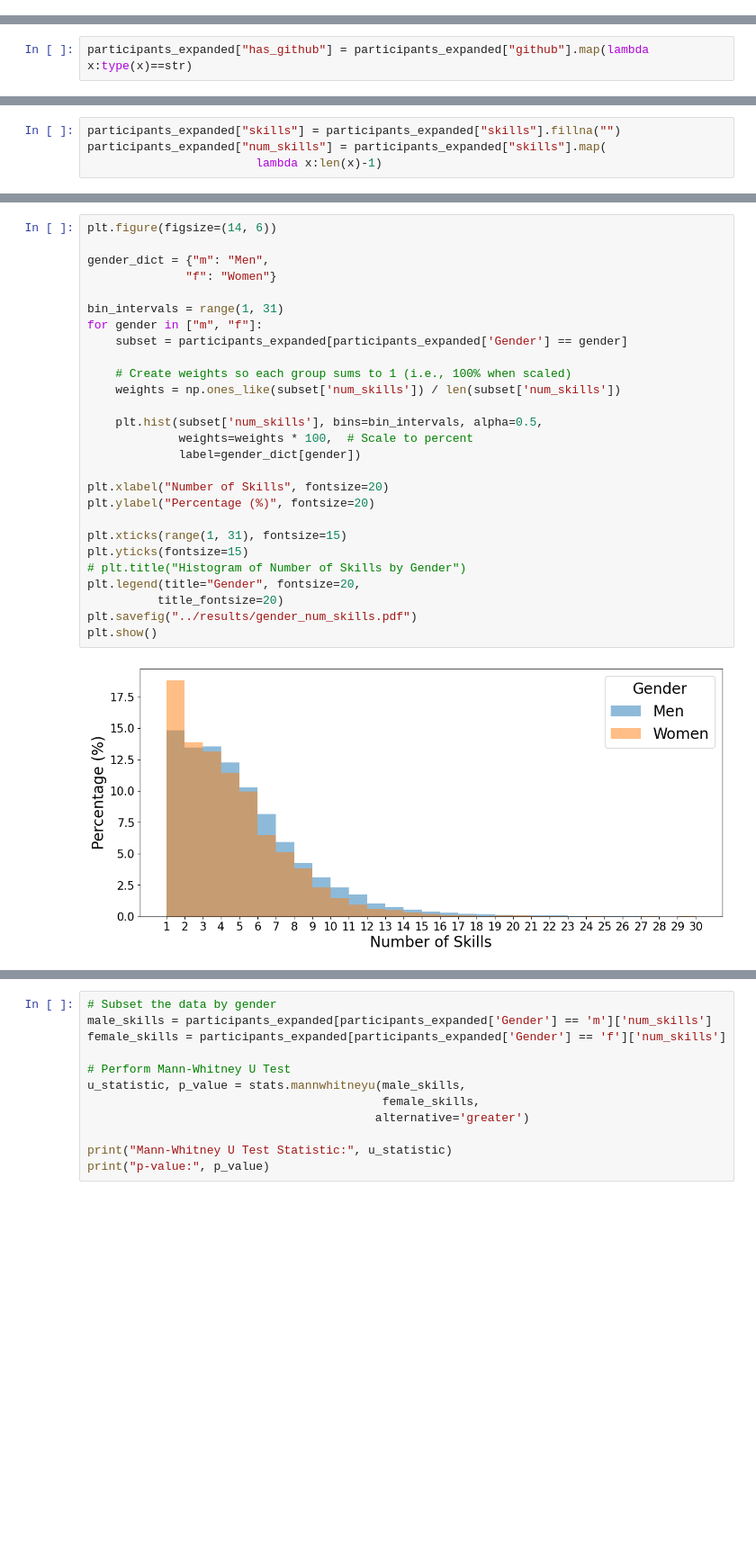
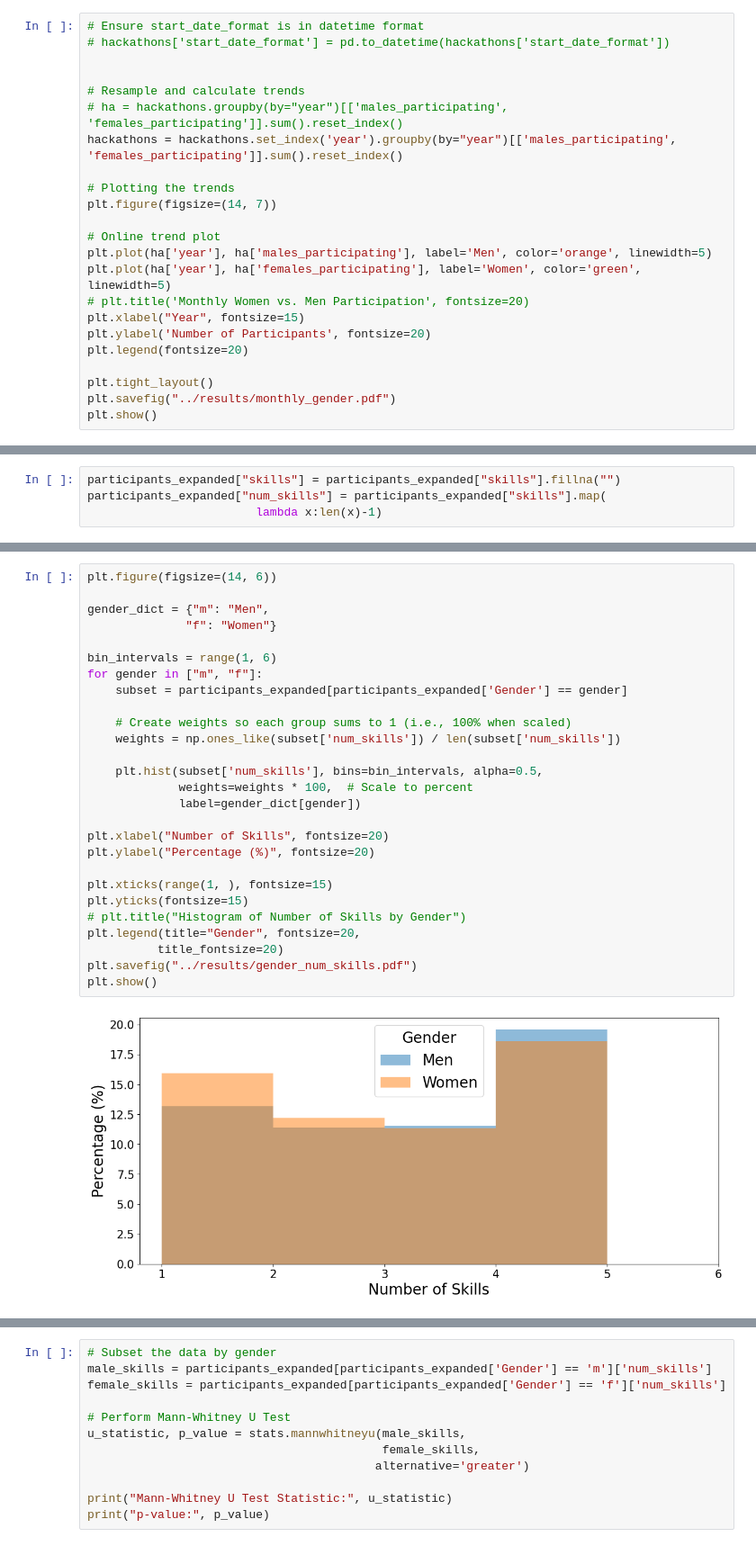
Before and after one commit to wingardium-leviosa/Hackathons, a Jupyter notebook: RQ1_RQ2.ipynb, the cells around one changed output, grey strips where cells are left out. Shown at 90% size. Cells and saved outputs as stored; diff of their text form; blank space fills up the shorter version.

```diff
--- a/RQ1_RQ2.ipynb
+++ b/RQ1_RQ2.ipynb
@@ -241,3 +238,26 @@ hackathons
 | 7051 | 7078 | https://thailand-champion-13627.d... | biden | no schedule | Public | Sep 15, 2021, Thái Lan, Public, S... | 2021-09-15 | 2021-09-15 | ... |
 | 7052 | 7079 | https://manager-hackathon.devpost... | Firts criteria | no schedule | Public | Aug 9, 2021, Việt Nam, Public, Gi... | 2021-08-09 | 2021-08-09 | ... |
 7053 rows × 27 columns
+# %%
+# Ensure start_date_format is in datetime format
+# hackathons['start_date_format'] = pd.to_datetime(hackathons['start_date_format'])
+
+
+# Resample and calculate trends
+# ha = hackathons.groupby(by="year")[['males_participating', 'females_participating']].sum().reset_index()
+hackathons = hackathons.set_index('year').groupby(by="year")[['males_participating', 'females_participating']].sum().reset_index()
+
+# Plotting the trends
+plt.figure(figsize=(14, 7))
+
+# Online trend plot
+plt.plot(ha['year'], ha['males_participating'], label='Men', color='orange', linewidth=5)
+plt.plot(ha['year'], ha['females_participating'], label='Women', color='green', linewidth=5)
+# plt.title('Monthly Women vs. Men Participation', fontsize=20)
+plt.xlabel("Year", fontsize=15)
+plt.ylabel('Number of Participants', fontsize=20)
+plt.legend(fontsize=20)
+
+plt.tight_layout()
+plt.savefig("../results/monthly_gender.pdf")
+plt.show()
@@ -366,2 +373,0 @@ Partial η²: 0.4163
-# %%
-participants_expanded["has_github"] = participants_expanded["github"].map(lambda x:type(x)==str)
@@ -604,29 +597,29 @@ Name: skills, Length: 56495, dtype: object
 # %%
 plt.figure(figsize=(14, 6))
 
 gender_dict = {"m": "Men",
               "f": "Women"}
 
-bin_intervals = range(1, 31)
+bin_intervals = range(1, 6)
 for gender in ["m", "f"]:
     subset = participants_expanded[participants_expanded['Gender'] == gender]
 
     # Create weights so each group sums to 1 (i.e., 100% when scaled)
     weights = np.ones_like(subset['num_skills']) / len(subset['num_skills'])
 
     plt.hist(subset['num_skills'], bins=bin_intervals, alpha=0.5,
              weights=weights * 100,  # Scale to percent
              label=gender_dict[gender])
 
 plt.xlabel("Number of Skills", fontsize=20)
 plt.ylabel("Percentage (%)", fontsize=20)
 
-plt.xticks(range(1, 31), fontsize=15)
+plt.xticks(range(1, ), fontsize=15)
 plt.yticks(fontsize=15)
 # plt.title("Histogram of Number of Skills by Gender")
 plt.legend(title="Gender", fontsize=20,
           title_fontsize=20)
 plt.savefig("../results/gender_num_skills.pdf")
 plt.show()
 # %% [output]
-[figure, old version]
+[figure, new version]
```
Also changed, not shown: parts of 61 cells of this notebook.
